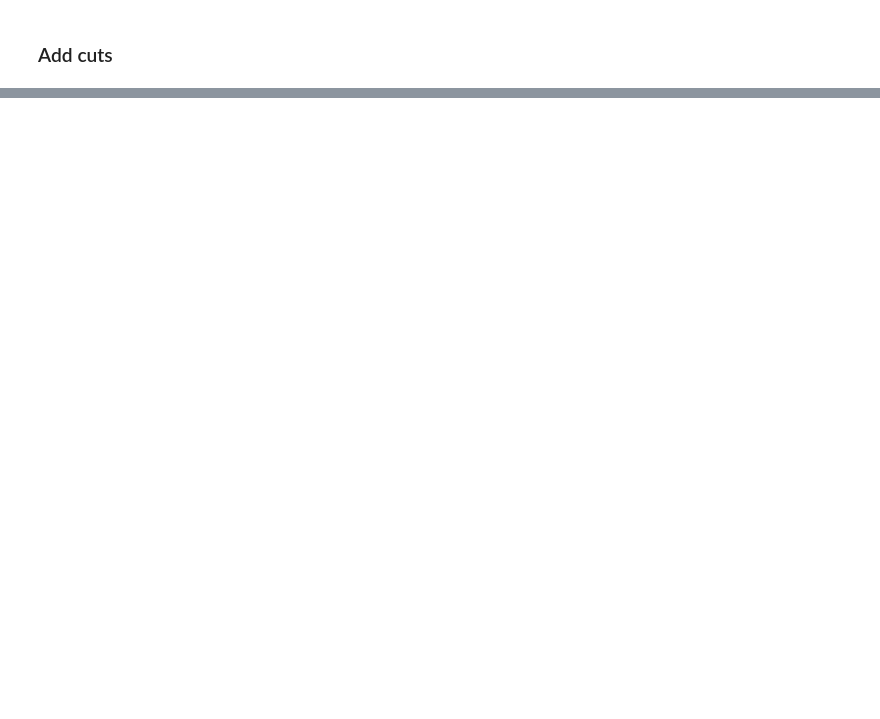
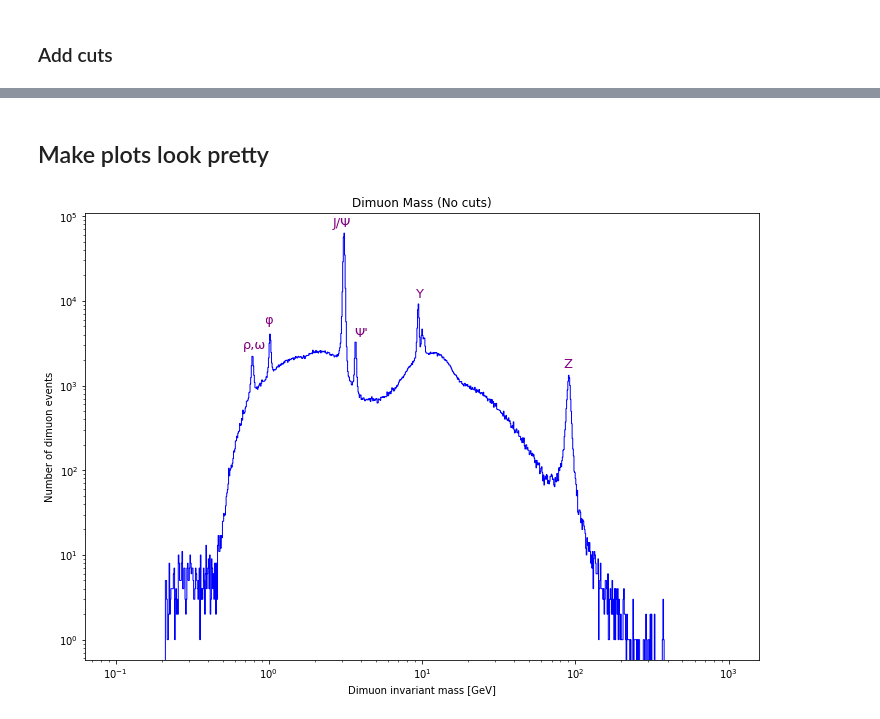
Before and after one commit to blianggilman/Dimuon-Resonances-Prompt-Analysis, a Jupyter notebook: makeMassPlots.ipynb, the cells around one changed output, grey strips where cells are left out. Drawn from its saved outputs; the diff is of its cells as text; code cells hidden in the pictures; blank space fills up the shorter version.

```diff
--- a/makeMassPlots.ipynb
+++ b/makeMassPlots.ipynb
@@ -439,0 +449,26 @@ plt.show()
+# %% [markdown]
+## Make plots look pretty
+# %%
+# fig, ax = plt.subplots()
+fig, ax = plt.subplots(figsize = (10,7), constrained_layout=True)
+# ax.plot(x, y)
+
+
+dimuon_mass_branches = branches['dimuon_mass'].flatten()
+ax.hist(dimuon_mass_branches, bins=np.logspace(np.log10(0.1), np.log10(1000), 1000), edgecolor='blue', histtype='step')
+ax.set_title('Dimuon Mass (No cuts)')
+ax.set_xlabel('Dimuon invariant mass [GeV]')
+ax.set_ylabel('Number of dimuon events')
+ax.set_xscale('log')
+ax.set_yscale('log')
+style = dict(size=13, color='purple')
+ax.annotate('\u03C1,\u03C9', (0.8, 10e2+1500), ha = 'center', va = 'bottom', **style)
+ax.annotate('\u03C6', (1, 10e3-5000), ha = 'center', va = 'bottom', **style)
+ax.annotate('J/\u03A8', (3, 10e4-30000), ha = 'center', va = 'bottom', **style)
+ax.annotate('\u03A8\'', (4, 10e2+2500), ha = 'center', va = 'bottom', **style)
+ax.annotate('\u03A5', (9.5, 10e3), ha = 'center', va = 'bottom', **style)
+ax.annotate('Z', (90, 10e2+500), ha = 'center', va = 'bottom', **style)
+
+plt.show()
+# %% [output]
+[figure, added]
```
Also changed, not shown: parts of 13 cells of this notebook.
